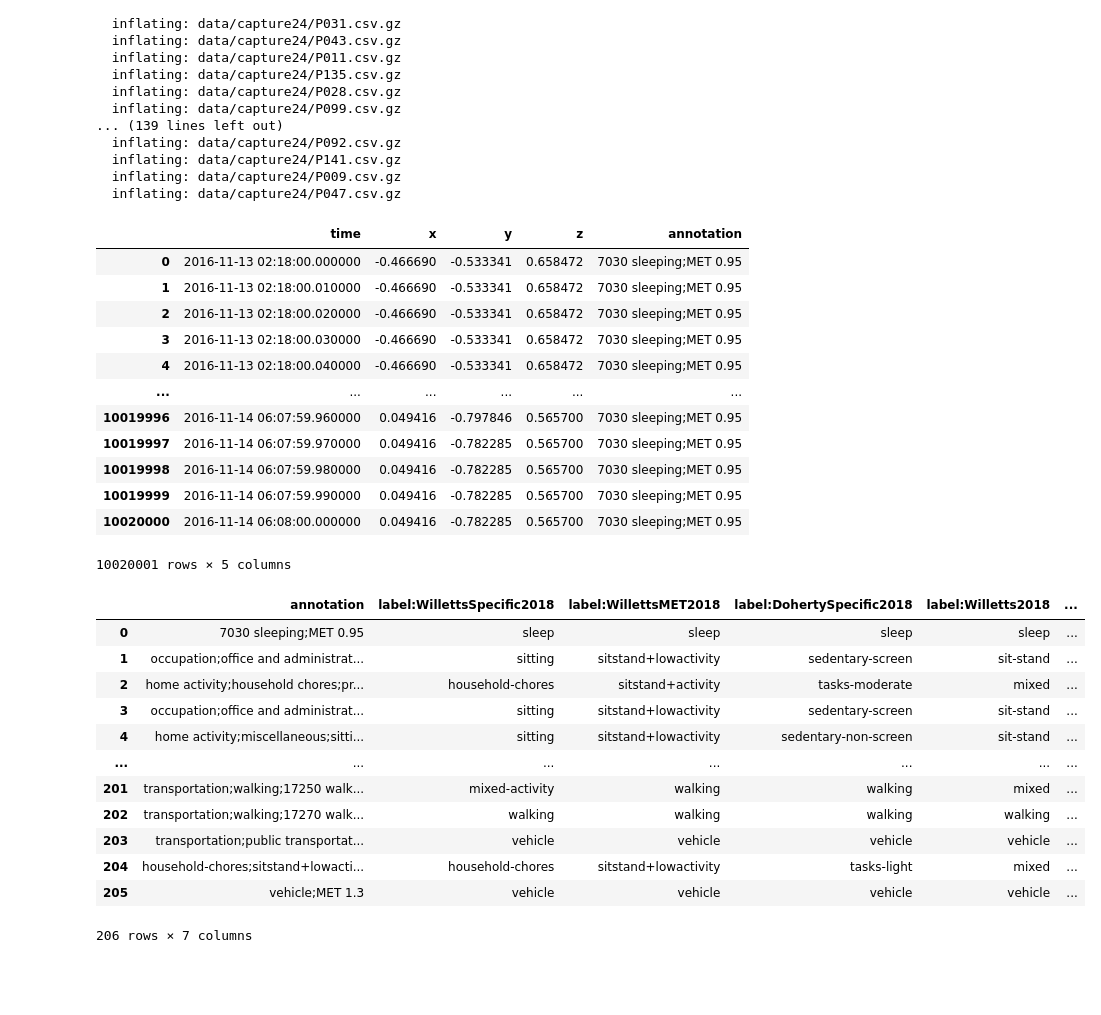
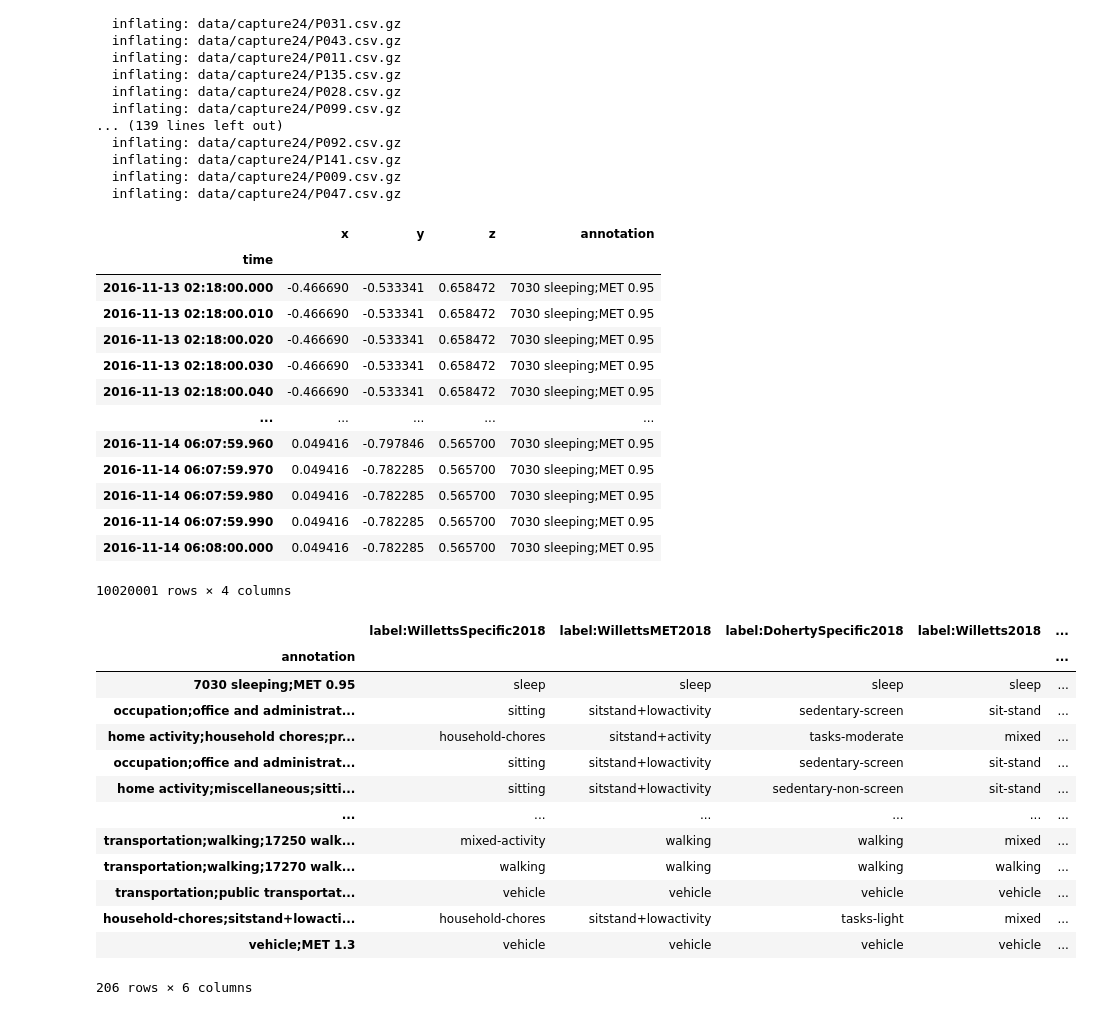
Before and after one commit to papaya147/predictive-analysis, a Jupyter notebook: code.ipynb, the cells around one changed output. Cells and saved outputs as stored; diff of their text form; code cells hidden in the pictures; blank space fills up the shorter version.

```diff
--- a/code.ipynb
+++ b/code.ipynb
@@ -36,37 +36,43 @@ Archive:  rpr76f381b
 # %%
 import pandas as pd
 # %%
-data = pd.read_csv("data/capture24/P001.csv.gz", compression="gzip")
+data = pd.read_csv(
+    "data/capture24/P001.csv.gz", compression="gzip",
+    index_col="time", parse_dates=["time"],
+    dtype={"x": "f4", "y": "f4", "z": "f4", "annotation": "string"}
+    )
 data
 # %% [output]
-|  | time | x | y | z | annotation |
-| 0 | 2016-11-13 02:18:00.000000 | -0.466690 | -0.533341 | 0.658472 | 7030 sleeping;MET 0.95 |
-| 1 | 2016-11-13 02:18:00.010000 | -0.466690 | -0.533341 | 0.658472 | 7030 sleeping;MET 0.95 |
-| 2 | 2016-11-13 02:18:00.020000 | -0.466690 | -0.533341 | 0.658472 | 7030 sleeping;MET 0.95 |
-| 3 | 2016-11-13 02:18:00.030000 | -0.466690 | -0.533341 | 0.658472 | 7030 sleeping;MET 0.95 |
-| 4 | 2016-11-13 02:18:00.040000 | -0.466690 | -0.533341 | 0.658472 | 7030 sleeping;MET 0.95 |
-| ... | ... | ... | ... | ... | ... |
-| 10019996 | 2016-11-14 06:07:59.960000 | 0.049416 | -0.797846 | 0.565700 | 7030 sleeping;MET 0.95 |
-| 10019997 | 2016-11-14 06:07:59.970000 | 0.049416 | -0.782285 | 0.565700 | 7030 sleeping;MET 0.95 |
-| 10019998 | 2016-11-14 06:07:59.980000 | 0.049416 | -0.782285 | 0.565700 | 7030 sleeping;MET 0.95 |
-| 10019999 | 2016-11-14 06:07:59.990000 | 0.049416 | -0.782285 | 0.565700 | 7030 sleeping;MET 0.95 |
-| 10020000 | 2016-11-14 06:08:00.000000 | 0.049416 | -0.782285 | 0.565700 | 7030 sleeping;MET 0.95 |
+|  | x | y | z | annotation |
+| time |  |  |  |  |
+| 2016-11-13 02:18:00.000 | -0.466690 | -0.533341 | 0.658472 | 7030 sleeping;MET 0.95 |
+| 2016-11-13 02:18:00.010 | -0.466690 | -0.533341 | 0.658472 | 7030 sleeping;MET 0.95 |
+| 2016-11-13 02:18:00.020 | -0.466690 | -0.533341 | 0.658472 | 7030 sleeping;MET 0.95 |
+| 2016-11-13 02:18:00.030 | -0.466690 | -0.533341 | 0.658472 | 7030 sleeping;MET 0.95 |
+| 2016-11-13 02:18:00.040 | -0.466690 | -0.533341 | 0.658472 | 7030 sleeping;MET 0.95 |
+| ... | ... | ... | ... | ... |
+| 2016-11-14 06:07:59.960 | 0.049416 | -0.797846 | 0.565700 | 7030 sleeping;MET 0.95 |
+| 2016-11-14 06:07:59.970 | 0.049416 | -0.782285 | 0.565700 | 7030 sleeping;MET 0.95 |
+| 2016-11-14 06:07:59.980 | 0.049416 | -0.782285 | 0.565700 | 7030 sleeping;MET 0.95 |
+| 2016-11-14 06:07:59.990 | 0.049416 | -0.782285 | 0.565700 | 7030 sleeping;MET 0.95 |
+| 2016-11-14 06:08:00.000 | 0.049416 | -0.782285 | 0.565700 | 7030 sleeping;MET 0.95 |
-10020001 rows × 5 columns
+10020001 rows × 4 columns
 # %%
-annot = pd.read_csv("data/capture24/annotation-label-dictionary.csv")
+annot = pd.read_csv("data/capture24/annotation-label-dictionary.csv", index_col="annotation")
 annot
 # %% [output]
-|  | annotation | label:WillettsSpecific2018 | label:WillettsMET2018 | label:DohertySpecific2018 | label:Willetts2018 | ... |
-| 0 | 7030 sleeping;MET 0.95 | sleep | sleep | sleep | sleep | ... |
-| 1 | occupation;office and administrat... | sitting | sitstand+lowactivity | sedentary-screen | sit-stand | ... |
-| 2 | home activity;household chores;pr... | household-chores | sitstand+activity | tasks-moderate | mixed | ... |
-| 3 | occupation;office and administrat... | sitting | sitstand+lowactivity | sedentary-screen | sit-stand | ... |
-| 4 | home activity;miscellaneous;sitti... | sitting | sitstand+lowactivity | sedentary-non-screen | sit-stand | ... |
-| ... | ... | ... | ... | ... | ... | ... |
-| 201 | transportation;walking;17250 walk... | mixed-activity | walking | walking | mixed | ... |
-| 202 | transportation;walking;17270 walk... | walking | walking | walking | walking | ... |
-| 203 | transportation;public transportat... | vehicle | vehicle | vehicle | vehicle | ... |
-| 204 | household-chores;sitstand+lowacti... | household-chores | sitstand+lowactivity | tasks-light | mixed | ... |
-| 205 | vehicle;MET 1.3 | vehicle | vehicle | vehicle | vehicle | ... |
+|  | label:WillettsSpecific2018 | label:WillettsMET2018 | label:DohertySpecific2018 | label:Willetts2018 | ... |
+| annotation |  |  |  |  | ... |
+| 7030 sleeping;MET 0.95 | sleep | sleep | sleep | sleep | ... |
+| occupation;office and administrat... | sitting | sitstand+lowactivity | sedentary-screen | sit-stand | ... |
+| home activity;household chores;pr... | household-chores | sitstand+activity | tasks-moderate | mixed | ... |
+| occupation;office and administrat... | sitting | sitstand+lowactivity | sedentary-screen | sit-stand | ... |
+| home activity;miscellaneous;sitti... | sitting | sitstand+lowactivity | sedentary-non-screen | sit-stand | ... |
+| ... | ... | ... | ... | ... | ... |
+| transportation;walking;17250 walk... | mixed-activity | walking | walking | mixed | ... |
+| transportation;walking;17270 walk... | walking | walking | walking | walking | ... |
+| transportation;public transportat... | vehicle | vehicle | vehicle | vehicle | ... |
+| household-chores;sitstand+lowacti... | household-chores | sitstand+lowactivity | tasks-light | mixed | ... |
+| vehicle;MET 1.3 | vehicle | vehicle | vehicle | vehicle | ... |
-206 rows × 7 columns
+206 rows × 6 columns
 # %%
```
Also changed, not shown: parts of 3 cells of this notebook.
